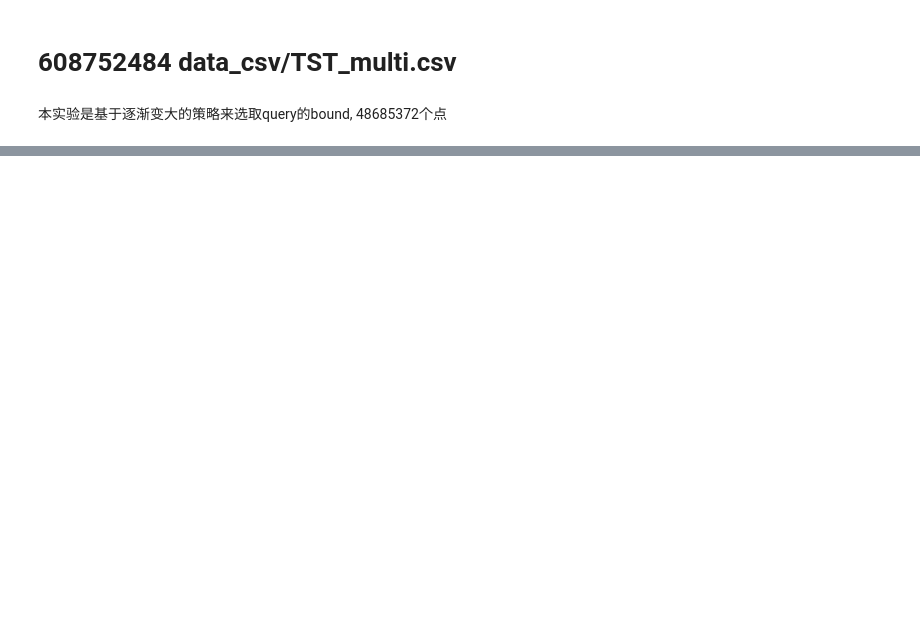
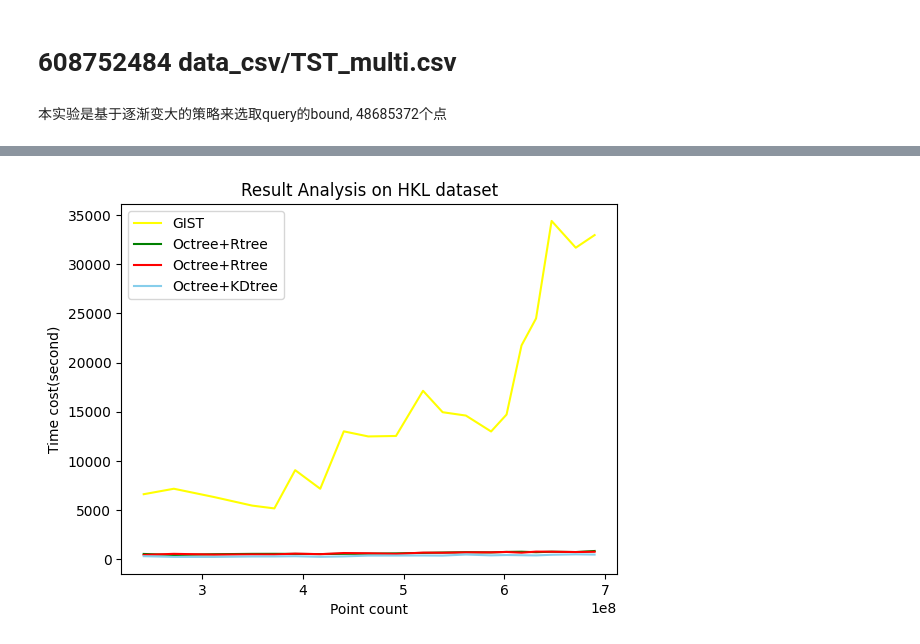
Before and after one commit to xu-0020/PointCloud_Octree, a Jupyter notebook: result_lal.ipynb, the cells around one changed output, grey strips where cells are left out. Drawn from its saved outputs; the diff is of its cells as text; code cells hidden in the pictures; blank space fills up the shorter version.

```diff
--- a/result_lal.ipynb
+++ b/result_lal.ipynb
@@ -223,9 +199,6 @@ the_last=1000000000
 
 with open(file_path, "r") as file:
     for line in file:
-        if(the_first):
-            the_first = 0
-            continue
         # Process each line here
         line = line.strip()  # Example: Print each line
         index = line.index("Time cost =") + len("Time cost =")
@@ -244,9 +217,6 @@ the_last=1000000000
 
 with open(file_path, "r") as file:
     for line in file:
-        if(the_first):
-            the_first = 0
-            continue
         # Process each line here
         line = line.strip()  # Example: Print each line
         index = line.index("Time cost =") + len("Time cost =")
@@ -266,9 +236,6 @@ the_last=1000000000
 
 with open(file_path, "r") as file:
     for line in file:
-        if(the_first):
-            the_first = 0
-            continue
         # Process each line here
         line = line.strip()  # Example: Print each line
         index = line.index("Time cost =") + len("Time cost =")
@@ -285,34 +252,33 @@ the_first = 1
 time_list_ok = []
 count_list_ok = []
 the_last=1000000000
 
 with open(file_path, "r") as file:
     for line in file:
-        if(the_first):
-            the_first = 0
-            continue
         # Process each line here
         line = line.strip()  # Example: Print each line
         index = line.index("Time cost =") + len("Time cost =")
         words = line[index:].split()
         if float(words[0])>the_last*10.:
             continue
         time_list_ok.append(float(words[0]))
         the_last = float(words[0])
         count_list_ok.append(float(words[-2]))
 time_list_ok = [number / 1000000 for number in time_list_ok]
 
 
-plt.title('Result Analysis')
+plt.title('Result Analysis on HKL dataset')
 
 plt.plot(count_list_gist, time_list_gist, color='yellow', label='GIST')
 plt.plot(count_list_or, time_list_or, color='green', label='Octree+Rtree')
 plt.plot(count_list_or, time_list_r, color='red', label='Octree+Rtree')
 plt.plot(count_list_or, time_list_ok,  color='skyblue', label='Octree+KDtree')
 # plt.plot(count_list_or, thresholds, color='blue', label='threshold')
 plt.legend() # 显示图例
 
 
 plt.xlabel('Point count')
 plt.ylabel('Time cost(second)')
 plt.show()
+# %% [output]
+[figure, added]
```
Also changed, not shown: parts of 2 cells of this notebook, 18 other files.
